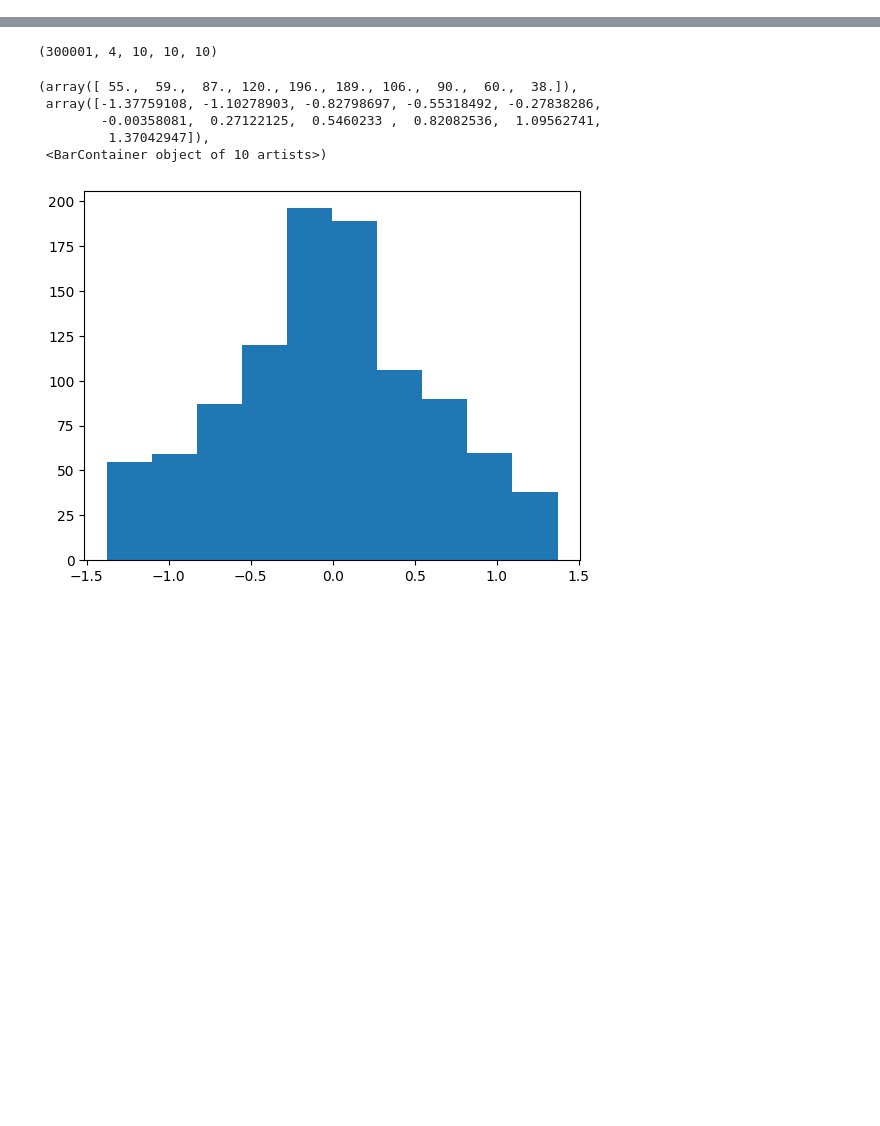
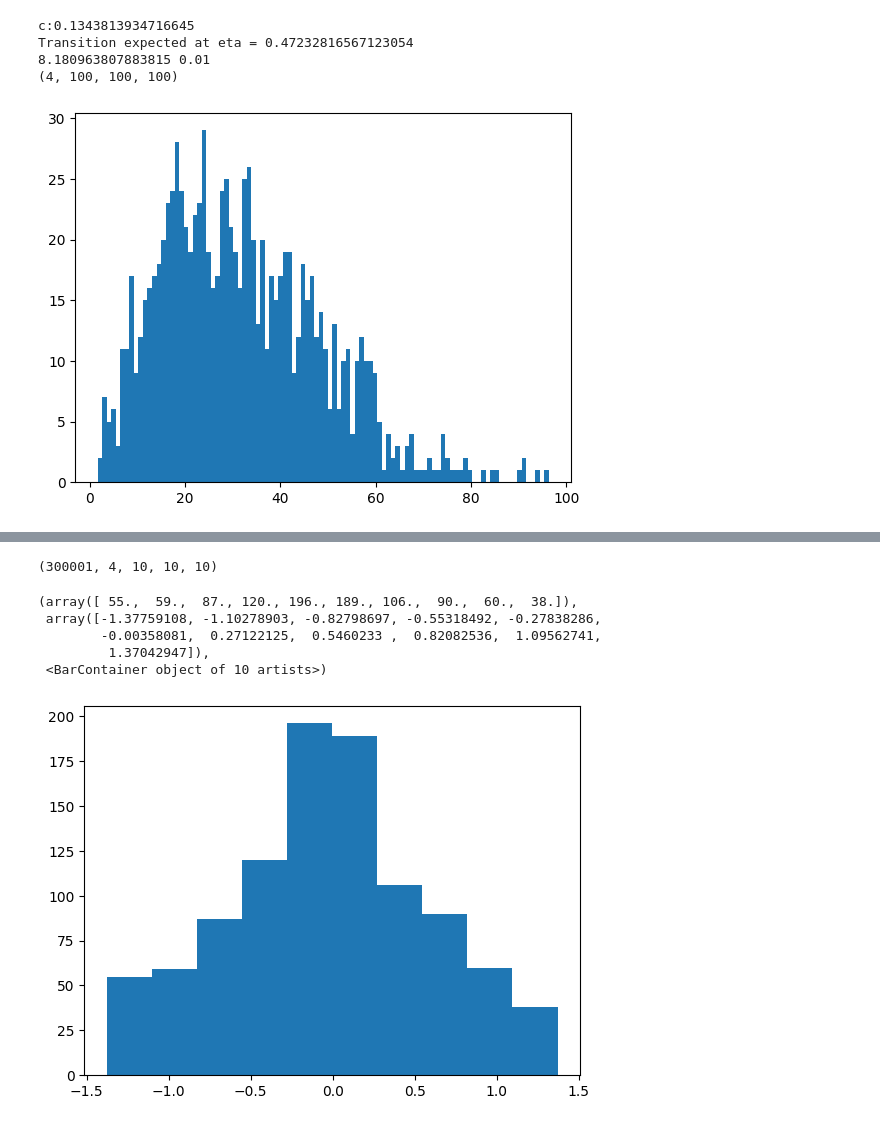
Before and after one commit to joshuazlin/axion_cosmo, a Jupyter notebook: notebooks/scrap.ipynb, the cells around one changed output, grey strips where cells are left out. Cells and saved outputs as stored; diff of their text form; code cells hidden in the pictures; blank space fills up the shorter version.

```diff
--- a/notebooks/scrap.ipynb
+++ b/notebooks/scrap.ipynb
@@ -258,0 +255,26 @@ def dummy_thermal(shape,eps=0.1):
+# %%
+f.close()
+evolve_PQ(shape=(100,100,100),
+          fa=1e-1,
+          init_field=None,
+          init_fieldp=None,
+          etaini=0.01,
+          deta=0.001,
+          Nstep=10000,
+          a=0.25,
+          stage='PQ',
+          name='test',
+          logdir='/Users/joshlin/axion_cosmo/notebooks/misc',
+          tolog=[("field",lambda f_fp:f_fp,100,(4,100,100,100),np.float64),
+                 ("vev",lambda f_fp:np.average(np.sum(f_fp[:2]**2,axis=0)**(1/2)),1,(1,),np.float64)],
+         flush=10000,)
+# %% [output]
+c:0.1343813934716645
+Transition expected at eta = 0.47232816567123054
+8.180963807883815 0.01
+(4, 100, 100, 100)
+# %%
+plt.hist(((f['field'][100][0]**2 + f['field'][100][1]**2)**(1/2)).flatten(),bins=100)
+plt.show()
+# %% [output]
+[figure, added]
```
Also changed, not shown: parts of 25 cells of this notebook, 2 other files.
